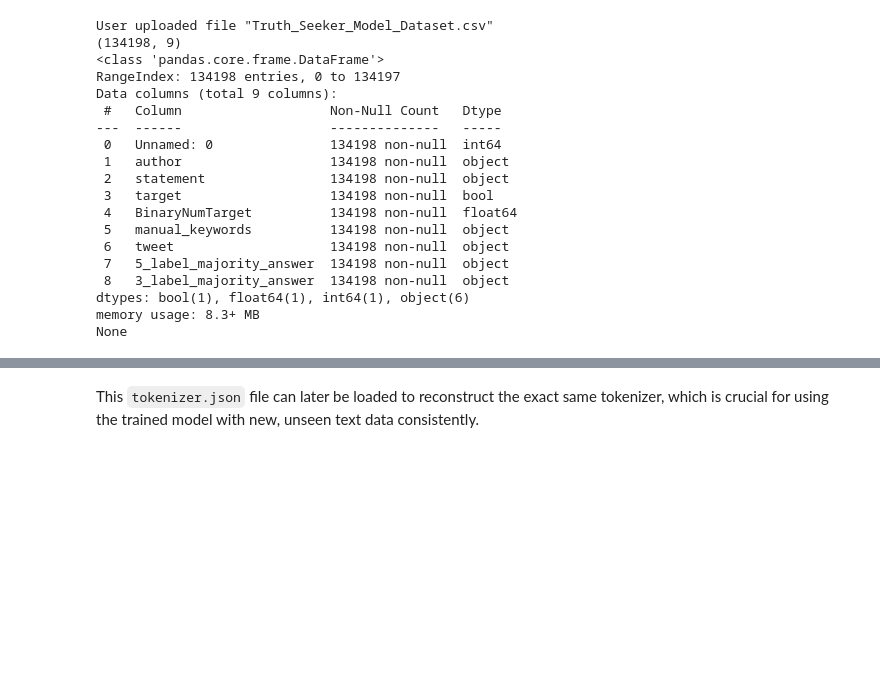
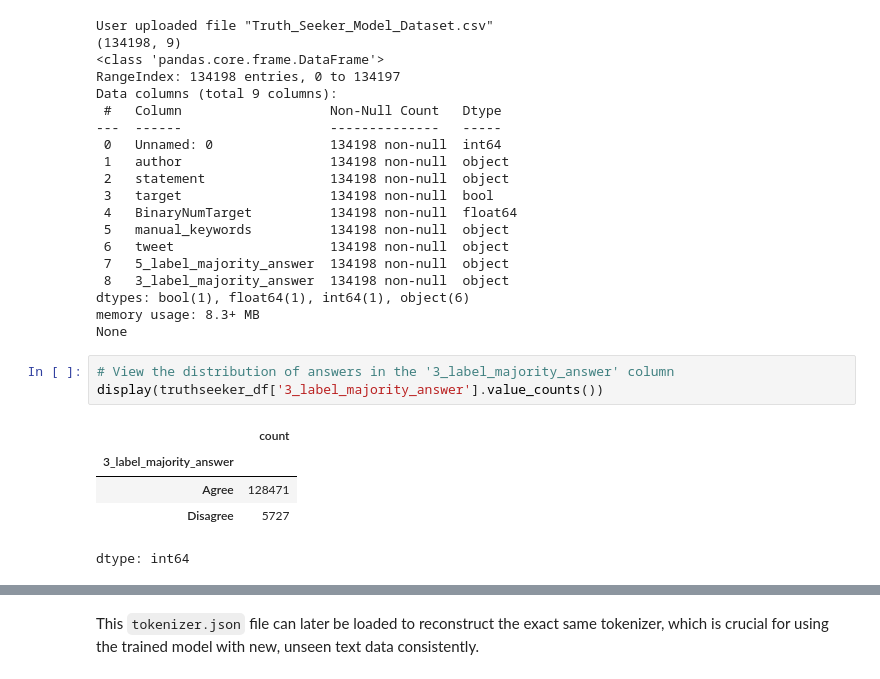
Before and after one commit to sheicksen/CISC483-EngageTactics, a Jupyter notebook: Truthseeker_RNN.ipynb, the cells around one changed output, grey strips where cells are left out. Cells and saved outputs as stored; diff of their text form; blank space fills up the shorter version.

```diff
--- a/Truthseeker_RNN.ipynb
+++ b/Truthseeker_RNN.ipynb
@@ -51,5 +51,14 @@ Data columns (total 9 columns):
 dtypes: bool(1), float64(1), int64(1), object(6)
 memory usage: 8.3+ MB
 None
+# %%
+# View the distribution of answers in the '3_label_majority_answer' column
+display(truthseeker_df['3_label_majority_answer'].value_counts())
+# %% [output]
+|  | count |
+| 3_label_majority_answer |  |
+| Agree | 128471 |
+| Disagree | 5727 |
+dtype: int64
 # %%
 # Define target (y) and features (X)
```
Also changed, not shown: parts of 7 cells of this notebook.
